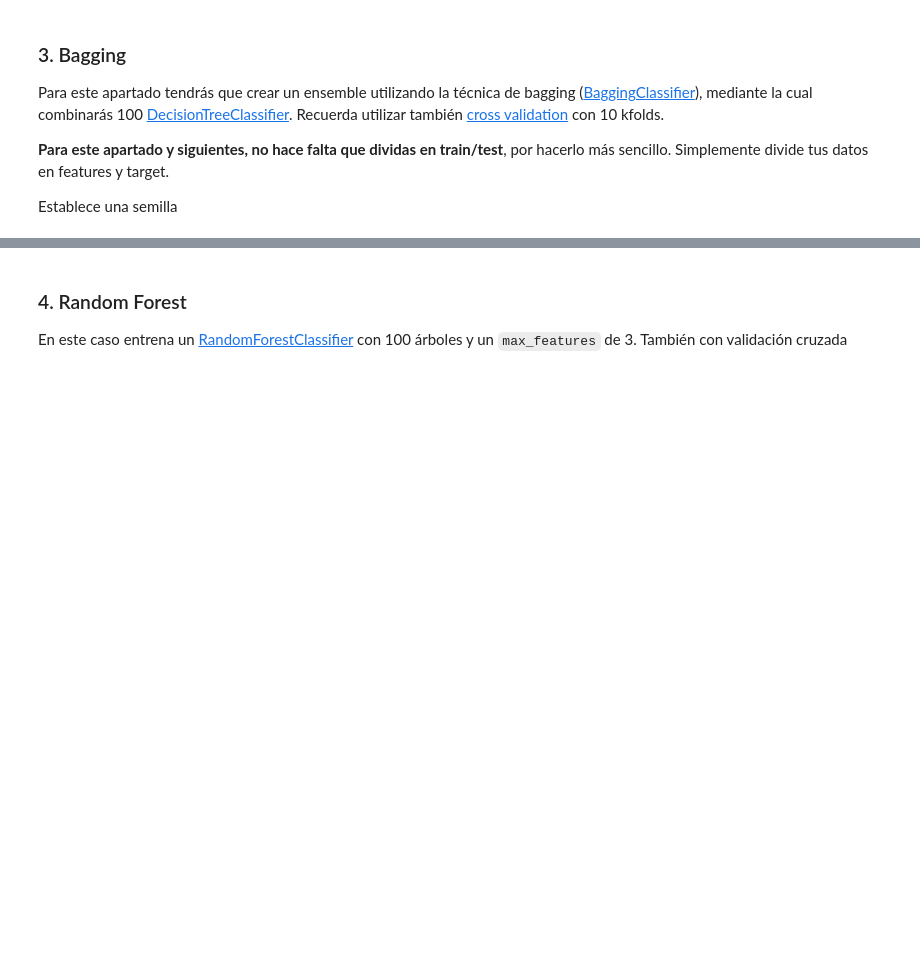
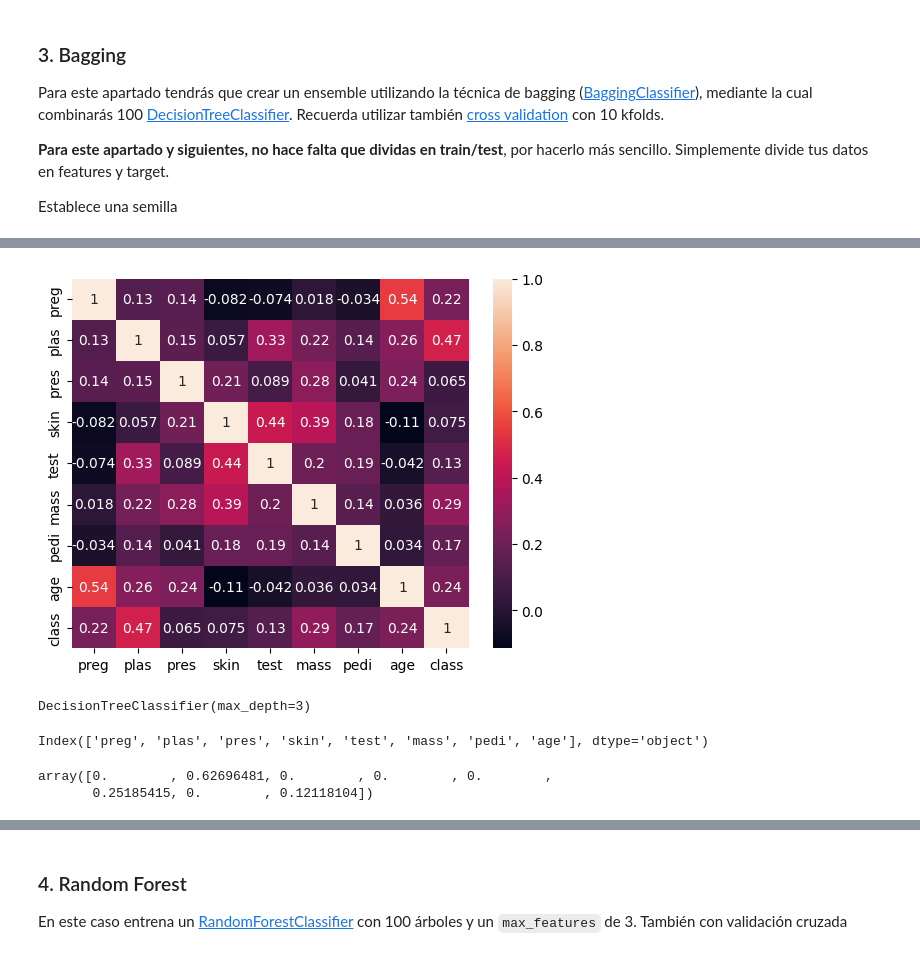
Before and after one commit to Mlcruz9/DS_TheBridgeBBK_SBIL2023, a Jupyter notebook: 3-Machine_Learning/1-Supervisado/3-RegorClass/6-Ensembles/ejercicios/ejercicio ensembles.ipynb, the cells around one changed output, grey strips where cells are left out. Cells and saved outputs as stored; diff of their text form; code cells hidden in the pictures; blank space fills up the shorter version.

```diff
--- a/3-Machine_Learning/1-Supervisado/3-RegorClass/6-Ensembles/ejercicios/ejercicio ensembles.ipynb
+++ b/3-Machine_Learning/1-Supervisado/3-RegorClass/6-Ensembles/ejercicios/ejercicio ensembles.ipynb
@@ -45,0 +50,4 @@ Establece una semilla
+# %%
+sns.heatmap(df.corr(), annot= True);
+# %% [output]
+[figure, added]
@@ -45,0 +59,14 @@ Establece una semilla
+# %%
+dtclf = DecisionTreeClassifier(max_depth= 3)
+dtclf.fit(X, Y)
+# %% [output]
+DecisionTreeClassifier(max_depth=3)
+# %%
+X.columns
+# %% [output]
+Index(['preg', 'plas', 'pres', 'skin', 'test', 'mass', 'pedi', 'age'], dtype='object')
+# %%
+dtclf.feature_importances_
+# %% [output]
+array([0.        , 0.62696481, 0.        , 0.        , 0.        ,
+       0.25185415, 0.        , 0.12118104])
```
Also changed, not shown: parts of 25 cells of this notebook, 2 other files.
